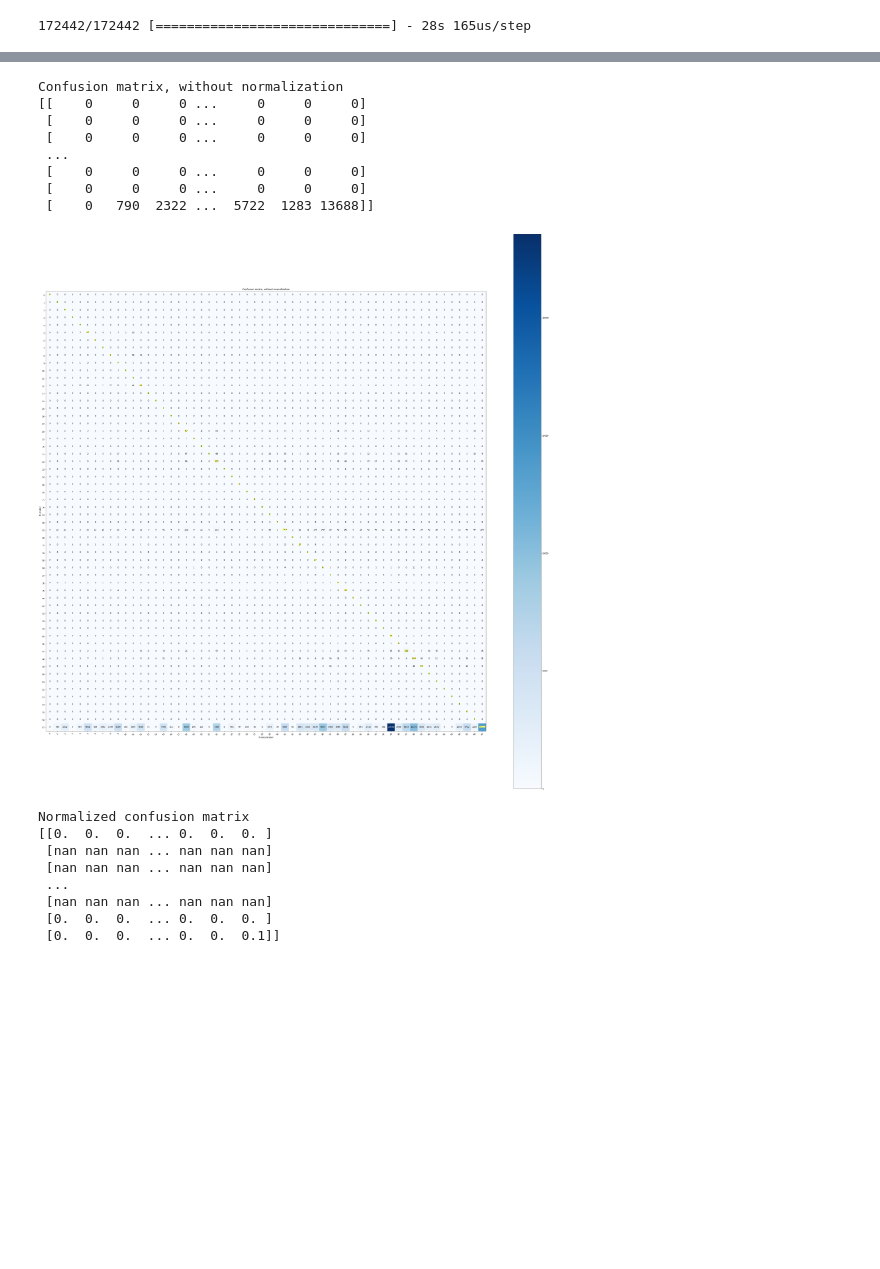
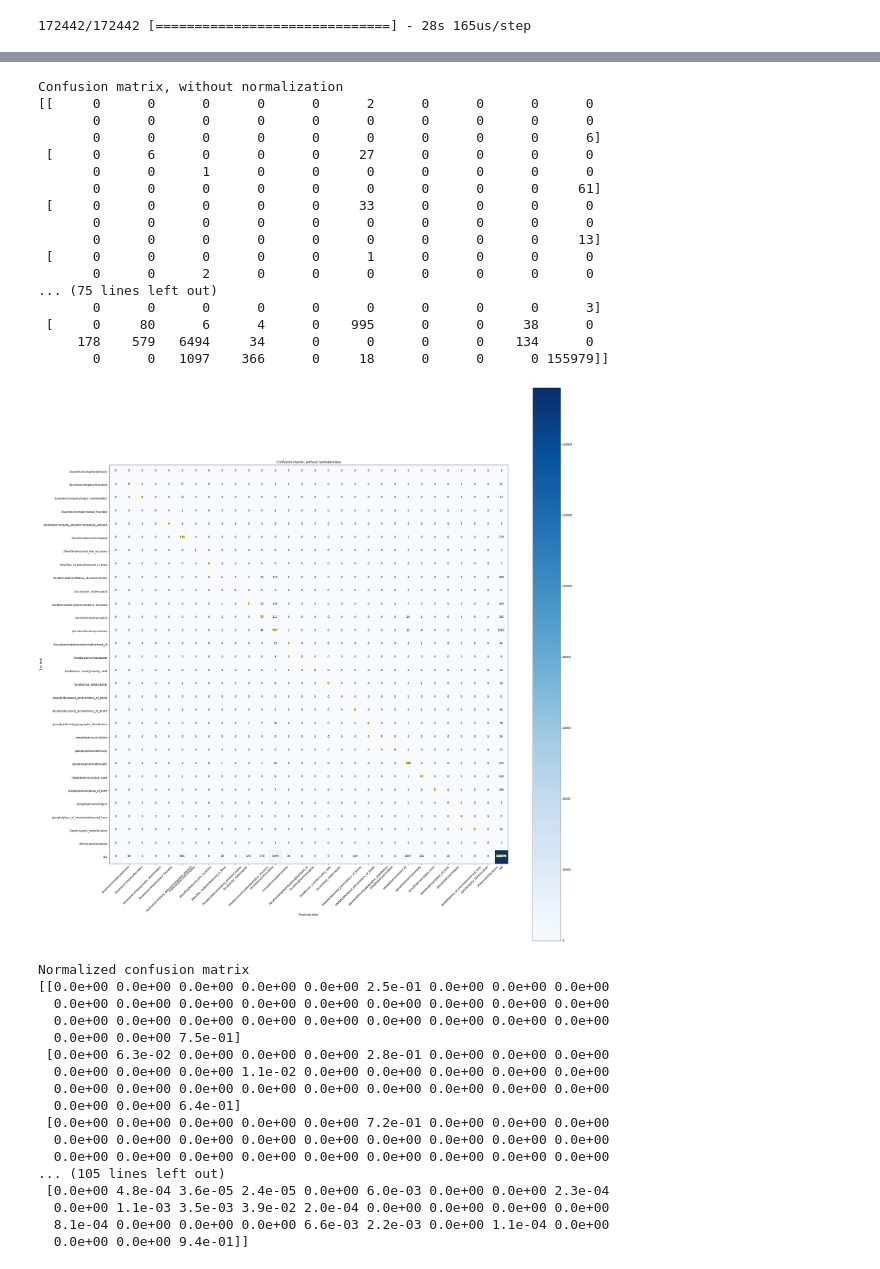
Before and after one commit to antonpetkoff/relation-extraction, a Jupyter notebook: notebooks/cnn_word_embeddings.ipynb, the cells around one changed output, grey strips where cells are left out. Saved outputs shown, nothing was run; the diff lists cells and outputs as text; code cells hidden in the pictures; blank space fills up the shorter version.

```diff
--- a/notebooks/cnn_word_embeddings.ipynb
+++ b/notebooks/cnn_word_embeddings.ipynb
@@ -268,2 +257,0 @@ LogisticRegression(C=1.0, class_weight='balanced', dual=False,
-# %%
-predictions = model.predict(df_test_x)
@@ -286,8 +258,9 @@ Shape of transformed input: (172446, 50)
+# %%
+predicted_labels = label_encoder.inverse_transform(predictions).ravel()
 # %%
 from collections import Counter
-Counter(predictions)
+Counter(predicted_labels)
 
-predicted_labels = predictions
 gold_labels = df_test_y
 
 Counter(gold_labels)
@@ -351,13 +319,11 @@ evaluation.compute_score(predicted_labels, gold_labels, labels=combined_labels)
 # %%
 from sklearn.metrics import confusion_matrix
-
-class_names = np.unique(combined_labels).ravel().tolist()
 
 # Compute confusion matrix
 cnf_matrix = confusion_matrix(
     y_true=gold_labels,
     y_pred=predicted_labels,
-    labels=class_names
+    labels=classes
 )
 cnf_matrix
 # %% [output]
@@ -371,29 +347,47 @@ array([[    0,     0,     0, ...,     0,     0,     0],
 # %%
-plt.rcParams["figure.figsize"] = (40, 40)
+plt.rcParams["figure.figsize"] = (30, 30)
 
 # Plot non-normalized confusion matrix
 visualization.plot_confusion_matrix(cnf_matrix,
-                      classes=range(len(class_names)), #class_names,
+                      classes=classes,
                       title='Confusion matrix, without normalization').show()
 
 # Plot normalized confusion matrix
-visualization.plot_confusion_matrix(cnf_matrix, classes=class_names, normalize=True,
+visualization.plot_confusion_matrix(cnf_matrix, classes=classes, normalize=True,
                       title='Normalized confusion matrix').show()
 # %% [output]
 Confusion matrix, without normalization
-[[    0     0     0 ...     0     0     0]
- [    0     0     0 ...     0     0     0]
- [    0     0     0 ...     0     0     0]
- ...
- [    0     0     0 ...     0     0     0]
- [    0     0     0 ...     0     0     0]
- [    0   790  2322 ...  5722  1283 13688]]
+[[     0      0      0      0      0      2      0      0      0      0
+       0      0      0      0      0      0      0      0      0      0
+       0      0      0      0      0      0      0      0      0      6]
+ [     0      6      0      0      0     27      0      0      0      0
+       0      0      1      0      0      0      0      0      0      0
+       0      0      0      0      0      0      0      0      0     61]
+ [     0      0      0      0      0     33      0      0      0      0
+       0      0      0      0      0      0      0      0      0      0
+       0      0      0      0      0      0      0      0      0     13]
+ [     0      0      0      0      0      1      0      0      0      0
+       0      0      2      0      0      0      0      0      0      0
+... (75 lines left out)
+       0      0      0      0      0      0      0      0      0      3]
+ [     0     80      6      4      0    995      0      0     38      0
+     178    579   6494     34      0      0      0      0    134      0
+       0      0   1097    366      0     18      0      0      0 155979]]
-[figure, old version]
+[figure, new version]
 Normalized confusion matrix
-[[0.  0.  0.  ... 0.  0.  0. ]
- [nan nan nan ... nan nan nan]
- [nan nan nan ... nan nan nan]
- ...
- [nan nan nan ... nan nan nan]
- [0.  0.  0.  ... 0.  0.  0. ]
- [0.  0.  0.  ... 0.  0.  0.1]]
+[[0.0e+00 0.0e+00 0.0e+00 0.0e+00 0.0e+00 2.5e-01 0.0e+00 0.0e+00 0.0e+00
+  0.0e+00 0.0e+00 0.0e+00 0.0e+00 0.0e+00 0.0e+00 0.0e+00 0.0e+00 0.0e+00
+  0.0e+00 0.0e+00 0.0e+00 0.0e+00 0.0e+00 0.0e+00 0.0e+00 0.0e+00 0.0e+00
+  0.0e+00 0.0e+00 7.5e-01]
+ [0.0e+00 6.3e-02 0.0e+00 0.0e+00 0.0e+00 2.8e-01 0.0e+00 0.0e+00 0.0e+00
+  0.0e+00 0.0e+00 0.0e+00 1.1e-02 0.0e+00 0.0e+00 0.0e+00 0.0e+00 0.0e+00
+  0.0e+00 0.0e+00 0.0e+00 0.0e+00 0.0e+00 0.0e+00 0.0e+00 0.0e+00 0.0e+00
+  0.0e+00 0.0e+00 6.4e-01]
+ [0.0e+00 0.0e+00 0.0e+00 0.0e+00 0.0e+00 7.2e-01 0.0e+00 0.0e+00 0.0e+00
+  0.0e+00 0.0e+00 0.0e+00 0.0e+00 0.0e+00 0.0e+00 0.0e+00 0.0e+00 0.0e+00
+  0.0e+00 0.0e+00 0.0e+00 0.0e+00 0.0e+00 0.0e+00 0.0e+00 0.0e+00 0.0e+00
+... (105 lines left out)
+ [0.0e+00 4.8e-04 3.6e-05 2.4e-05 0.0e+00 6.0e-03 0.0e+00 0.0e+00 2.3e-04
+  0.0e+00 1.1e-03 3.5e-03 3.9e-02 2.0e-04 0.0e+00 0.0e+00 0.0e+00 0.0e+00
+  8.1e-04 0.0e+00 0.0e+00 0.0e+00 6.6e-03 2.2e-03 0.0e+00 1.1e-04 0.0e+00
+  0.0e+00 0.0e+00 9.4e-01]]
```
Also changed, not shown: parts of 17 cells of this notebook.
